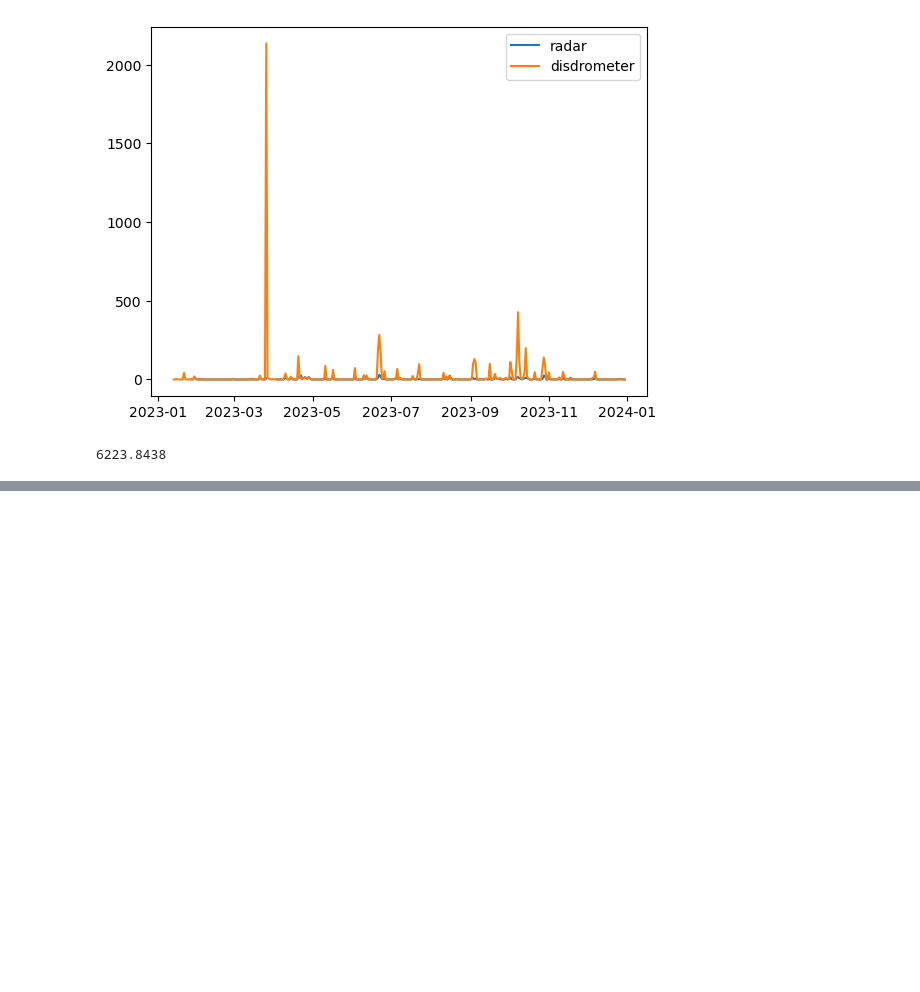
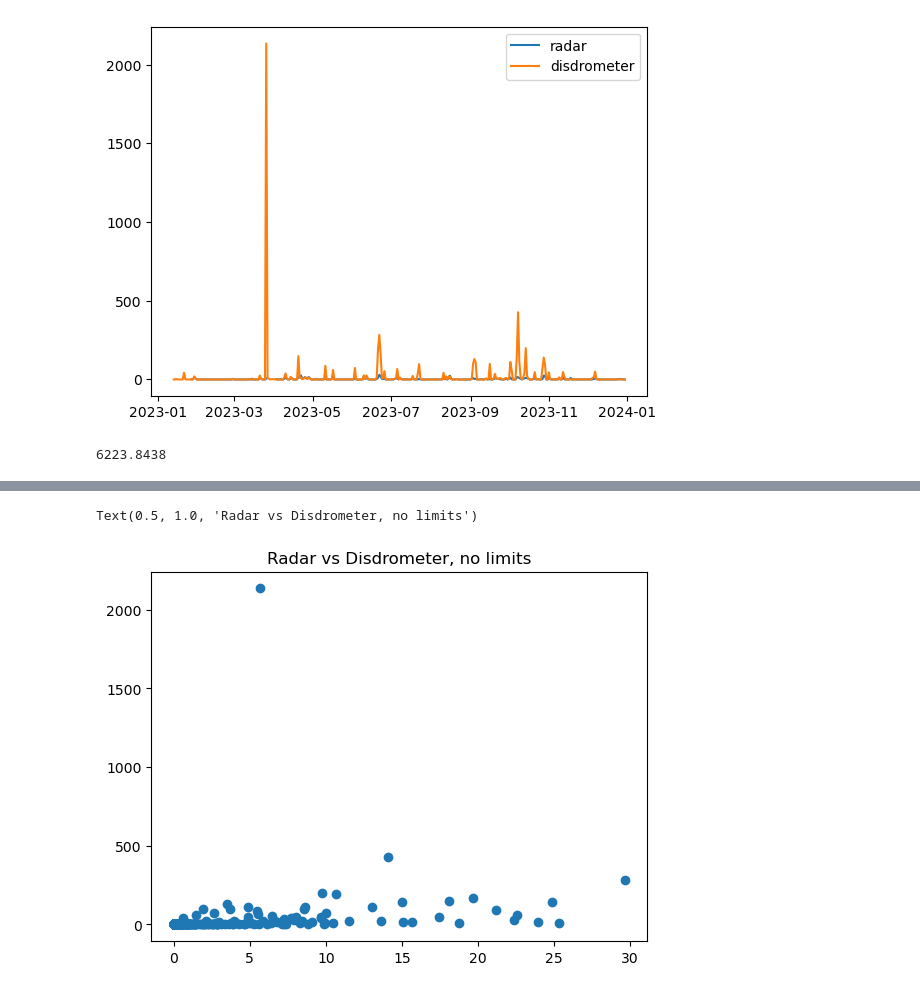
Before and after one commit to Troll-Observing-Network/neumayer-snowfall, a Jupyter notebook: MonthlyAccum.ipynb, the cells around one changed output, grey strips where cells are left out. Drawn from its saved outputs; the diff is of its cells as text; code cells hidden in the pictures; blank space fills up the shorter version.

```diff
--- a/MonthlyAccum.ipynb
+++ b/MonthlyAccum.ipynb
@@ -100,0 +112,6 @@ print(np.sum(disAccumArr))
+# %%
+plt.scatter(allAccum[:, 0], allAccum[:, 1])
+plt.title("Radar vs Disdrometer, no limits")
+# %% [output]
+Text(0.5, 1.0, 'Radar vs Disdrometer, no limits')
+[figure, added]
```
Also changed, not shown: parts of 4 cells of this notebook.
